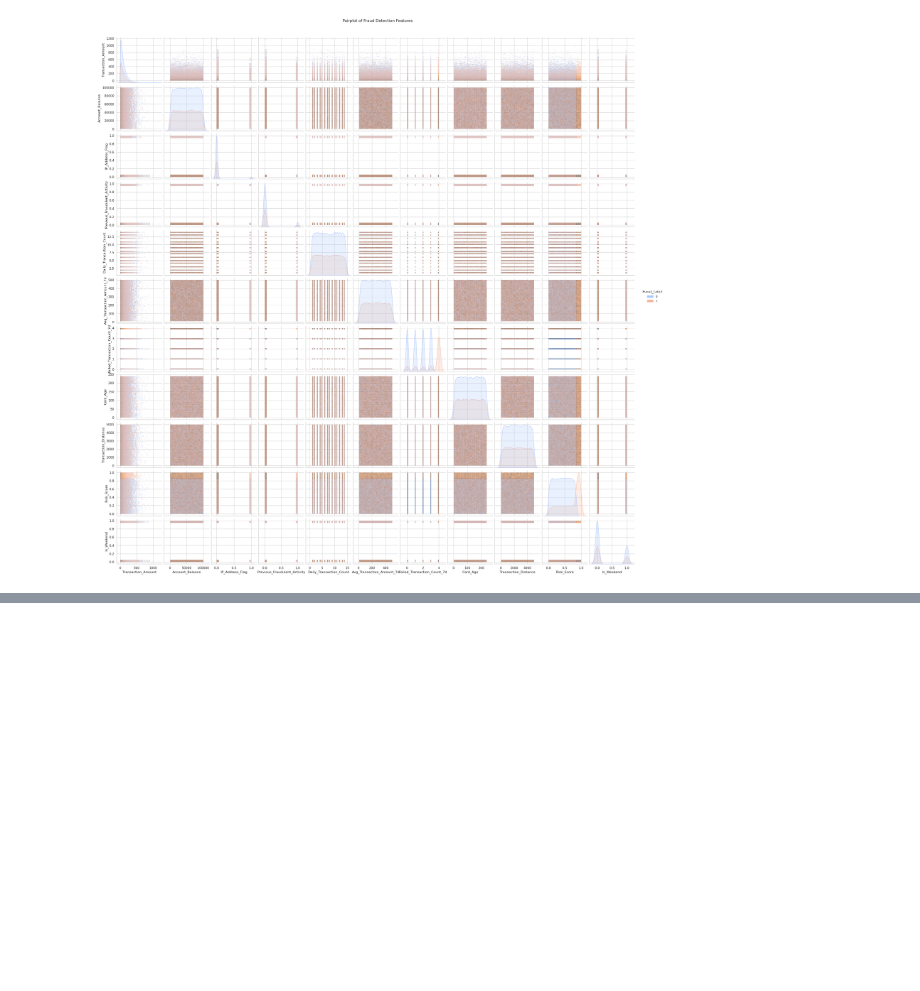
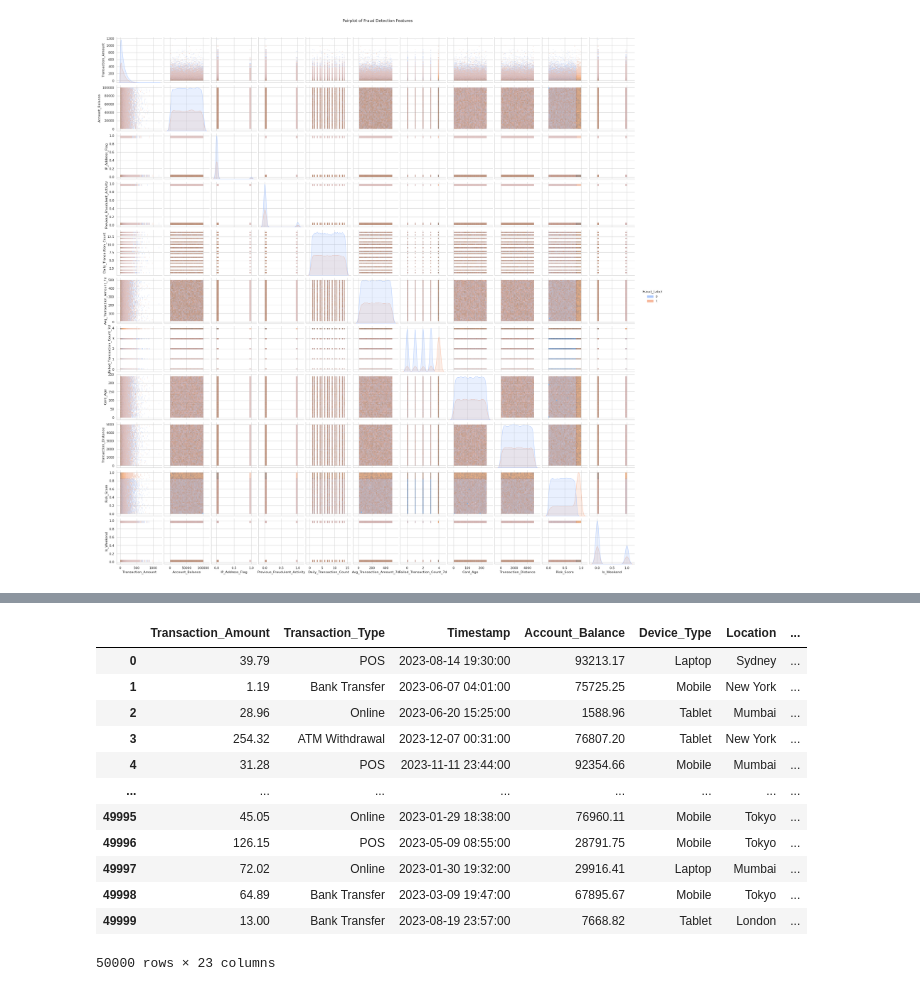
Before and after one commit to crissyro/Fraud-Detection-Transactions, a Jupyter notebook: jupyter/fraud_detection_transactions.ipynb, the cells around one changed output, grey strips where cells are left out. Drawn from its saved outputs; the diff is of its cells as text; code cells hidden in the pictures; blank space fills up the shorter version.

```diff
--- a/jupyter/fraud_detection_transactions.ipynb
+++ b/jupyter/fraud_detection_transactions.ipynb
@@ -213,0 +233,20 @@ fig.show(renderrer='iframe_connected')
+# %%
+bins = [-1, 3, 6, 10, 16, 19, 23]
+labels = ['night', 'early morning', 'morning', 'afternoon', 'early evening', 'evening']
+
+df['Day_Time'] = pd.cut(df['Timestamp'].dt.hour, bins=bins, labels=labels, include_lowest=True)
+df
+# %% [output]
+|  | Transaction_Amount | Transaction_Type | Timestamp | Account_Balance | Device_Type | Location | ... |
+| 0 | 39.79 | POS | 2023-08-14 19:30:00 | 93213.17 | Laptop | Sydney | ... |
+| 1 | 1.19 | Bank Transfer | 2023-06-07 04:01:00 | 75725.25 | Mobile | New York | ... |
+| 2 | 28.96 | Online | 2023-06-20 15:25:00 | 1588.96 | Tablet | Mumbai | ... |
+| 3 | 254.32 | ATM Withdrawal | 2023-12-07 00:31:00 | 76807.20 | Tablet | New York | ... |
+| 4 | 31.28 | POS | 2023-11-11 23:44:00 | 92354.66 | Mobile | Mumbai | ... |
+| ... | ... | ... | ... | ... | ... | ... | ... |
+| 49995 | 45.05 | Online | 2023-01-29 18:38:00 | 76960.11 | Mobile | Tokyo | ... |
+| 49996 | 126.15 | POS | 2023-05-09 08:55:00 | 28791.75 | Mobile | Tokyo | ... |
+| 49997 | 72.02 | Online | 2023-01-30 19:32:00 | 29916.41 | Laptop | Mumbai | ... |
+| 49998 | 64.89 | Bank Transfer | 2023-03-09 19:47:00 | 67895.67 | Mobile | Tokyo | ... |
+| 49999 | 13.00 | Bank Transfer | 2023-08-19 23:57:00 | 7668.82 | Tablet | London | ... |
+50000 rows × 23 columns
```
Also changed, not shown: parts of 5 cells of this notebook.
